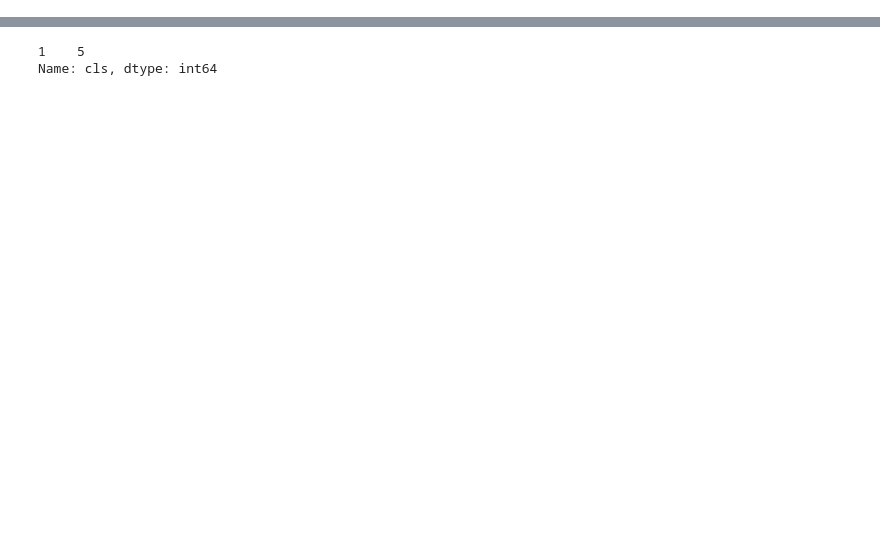
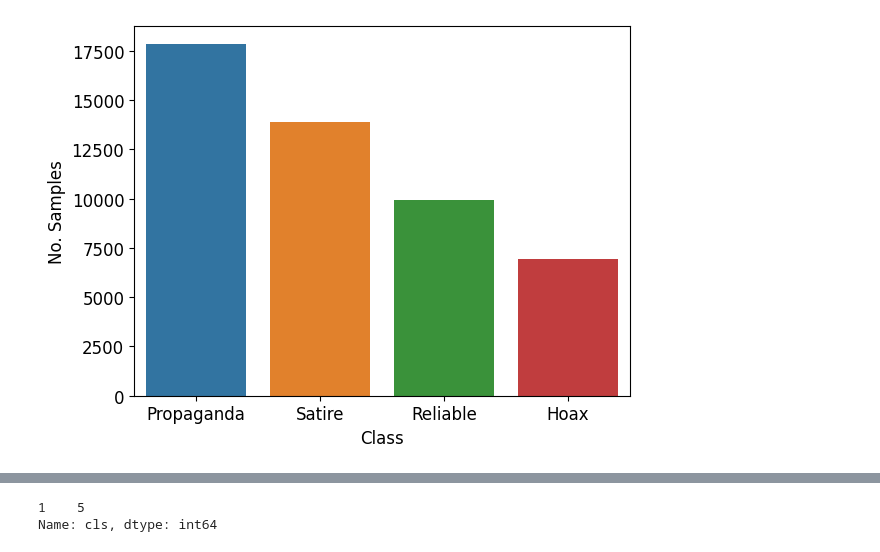
Before and after one commit to supperted825/LUN-TextClassification, a Jupyter notebook: notebooks/exploration.ipynb, the cells around one changed output, grey strips where cells are left out. Saved outputs shown, nothing was run; the diff lists cells and outputs as text; code cells hidden in the pictures; blank space fills up the shorter version.

```diff
--- a/notebooks/exploration.ipynb
+++ b/notebooks/exploration.ipynb
@@ -39 +54,10 @@ hoax           6942
 Name: cls, dtype: int64
+# %%
+cls_counts = data['cls'].map(cls_names).value_counts()
+sns.barplot(x=cls_counts.index, y=cls_counts.values)
+plt.ylabel('No. Samples')
+plt.xlabel('Class')
+plt.savefig('../figures/class_count.jpg', dpi=300, bbox_inches='tight')
+plt.show()
+# %% [output]
+[figure, added]
```
Also changed, not shown: parts of 17 cells of this notebook, 1 other file.
